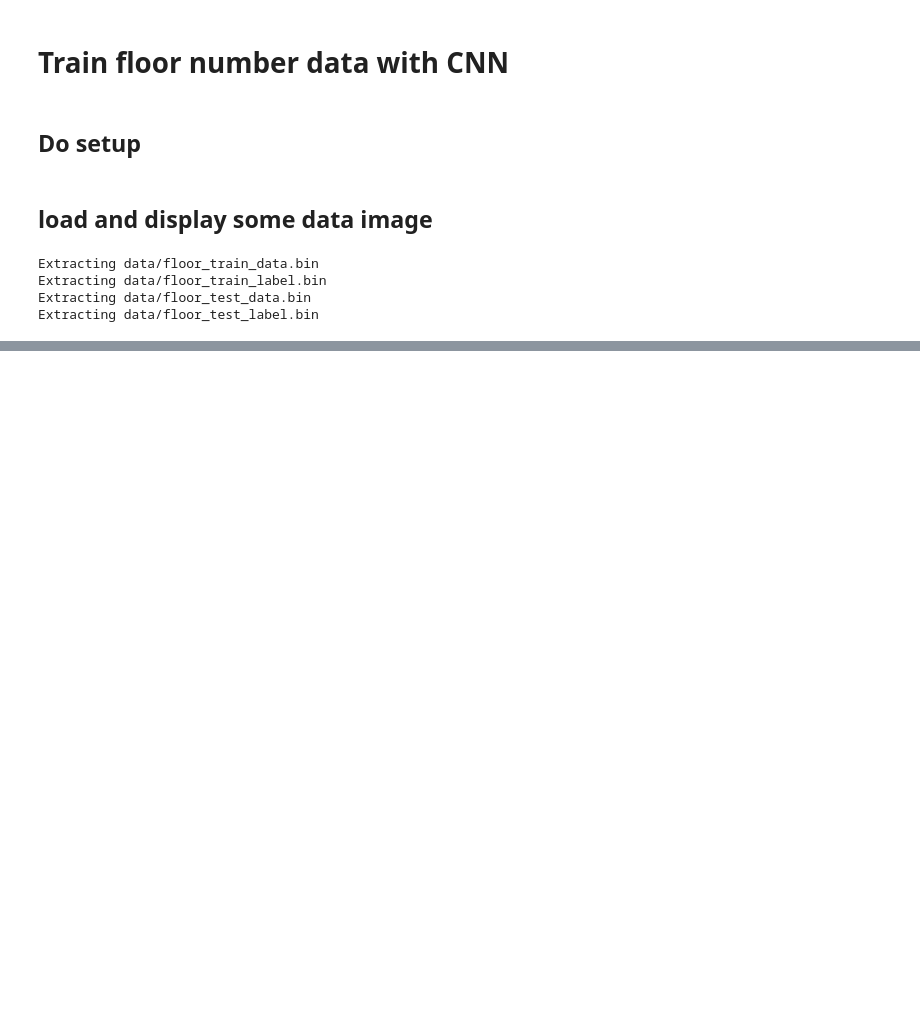
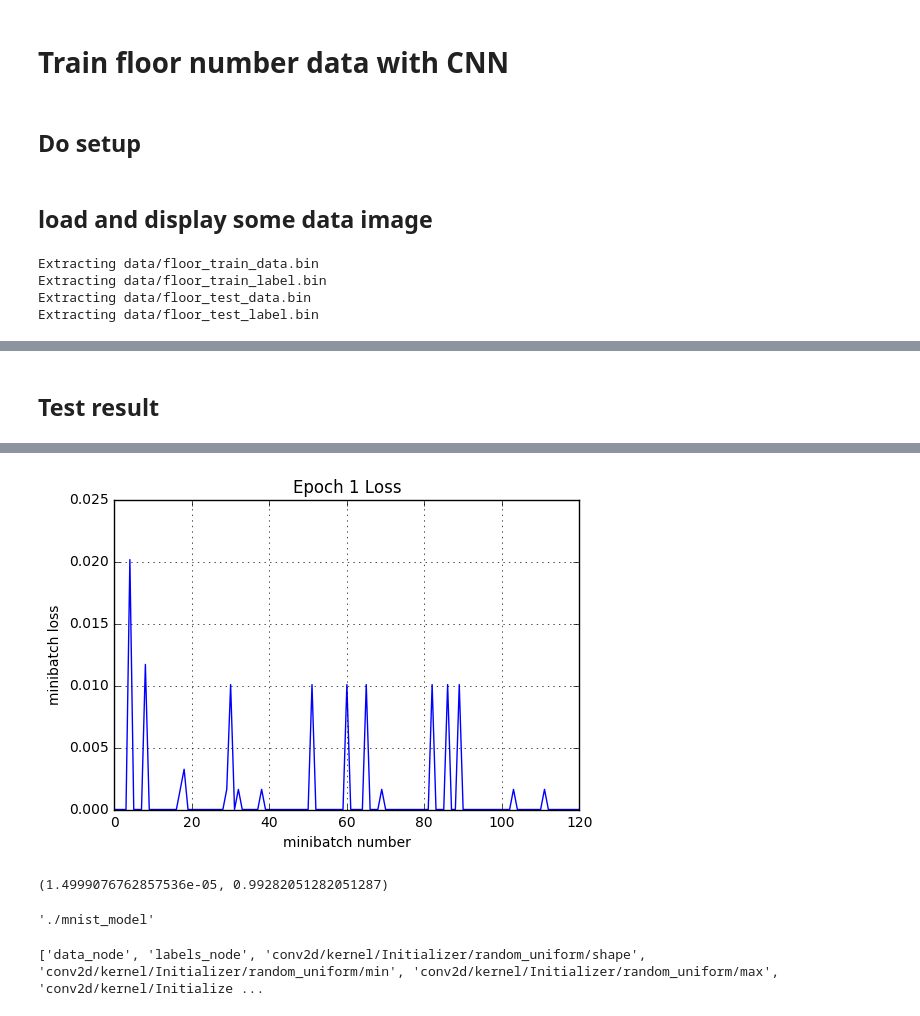
Before and after one commit to peter6888/deepception, a Jupyter notebook: cnn_digit/cnn_floor.ipynb, the cells around one changed output, grey strips where cells are left out. Saved outputs shown, nothing was run; the diff lists cells and outputs as text; code cells hidden in the pictures; blank space fills up the shorter version.

```diff
--- a/cnn_digit/cnn_floor.ipynb
+++ b/cnn_digit/cnn_floor.ipynb
@@ -80,0 +266,7 @@ for y, cls in enumerate(class_7):
+# %% [markdown]
+## Test result
+# %%
+print('Test')
+run_model(session=sess, predict=y_out, loss_val=mean_loss, Xd=test_data, yd=test_labels, \
+         epochs=1, batch_size=64, plot_losses=True)
+# %% [output]
@@ -80,0 +275,12 @@ for y, cls in enumerate(class_7):
+[figure, added]
+(1.4999076762857536e-05, 0.99282051282051287)
+# %%
+saver = tf.train.Saver()
+saver.save(sess, './mnist_model')
+# %% [output]
+'./mnist_model'
+# %%
+node_names = [node.name for node in tf.get_default_graph().as_graph_def().node]
+print(node_names)
+# %% [output]
+['data_node', 'labels_node', 'conv2d/kernel/Initializer/random_uniform/shape', 'conv2d/kernel/Initializer/random_uniform/min', 'conv2d/kernel/Initializer/random_uniform/max', 'conv2d/kernel/Initialize ...
```
Also changed, not shown: parts of 15 cells of this notebook, 2 other files.
